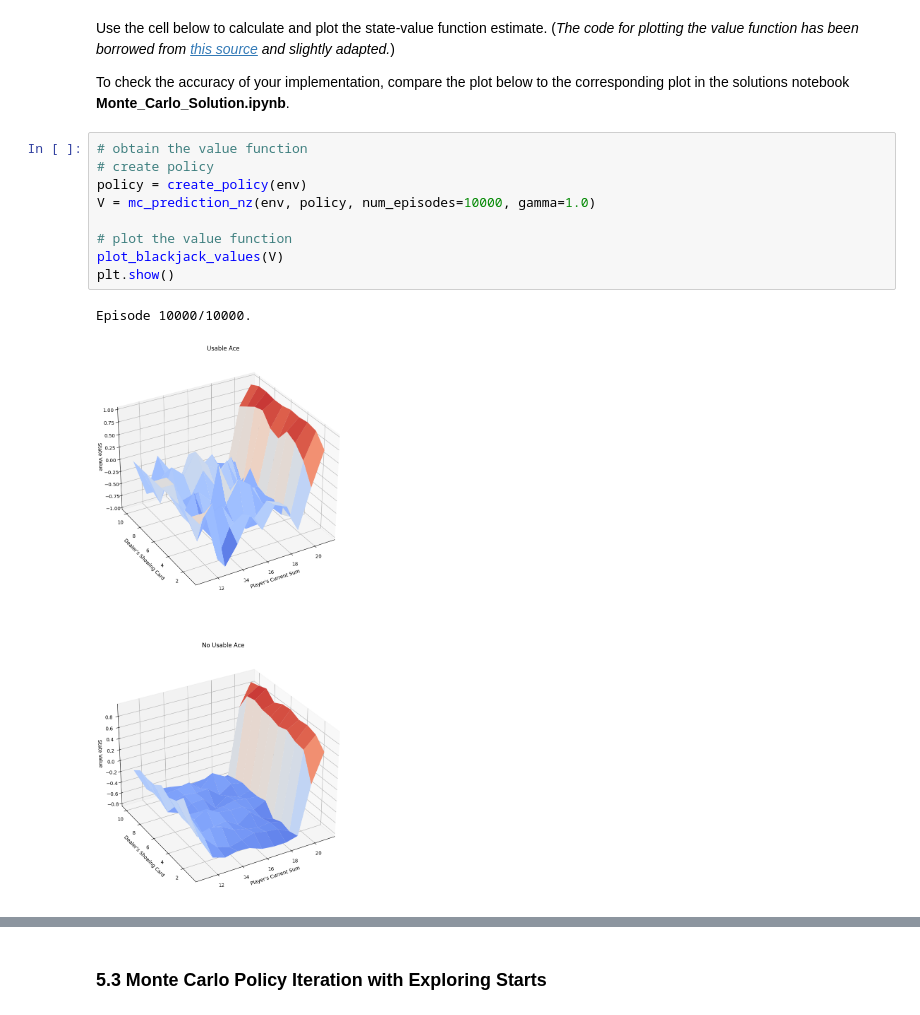
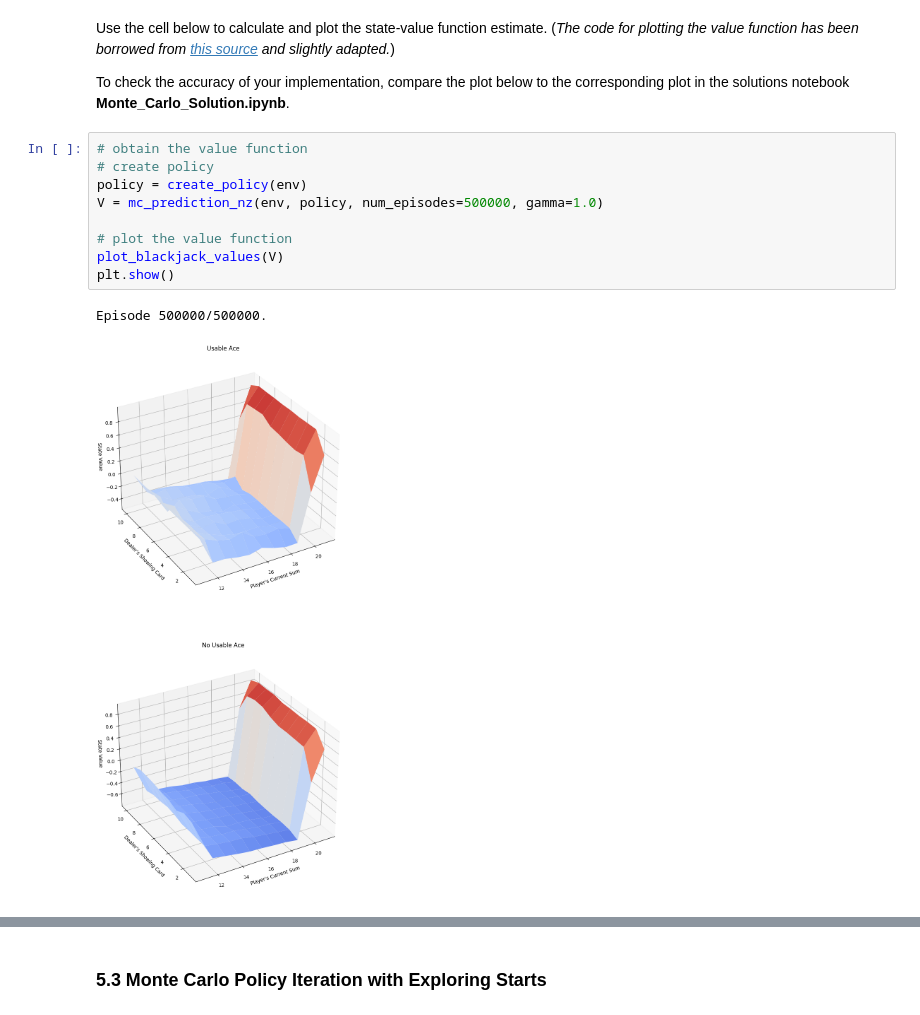
Before and after one commit to NathanZorndorf/reinforcement-learning-barto-sutton, a Jupyter notebook: chapter-4/Monte_Carlo.ipynb, the cells around one changed output, grey strips where cells are left out. Saved outputs shown, nothing was run; the diff lists cells and outputs as text.

```diff
--- a/chapter-4/Monte_Carlo.ipynb
+++ b/chapter-4/Monte_Carlo.ipynb
@@ -253,12 +252,12 @@ To check the accuracy of your implementation, compare the plot below to the corr
 # %%
 # obtain the value function
 # create policy
 policy = create_policy(env)
-V = mc_prediction_nz(env, policy, num_episodes=10000, gamma=1.0)
+V = mc_prediction_nz(env, policy, num_episodes=500000, gamma=1.0)
 
 # plot the value function
 plot_blackjack_values(V)
 plt.show()
 # %% [output]
-Episode 10000/10000.
+Episode 500000/500000.
-[figure, old version]
+[figure, new version]
```
Also changed, not shown: parts of 12 cells of this notebook, 2 other files.
